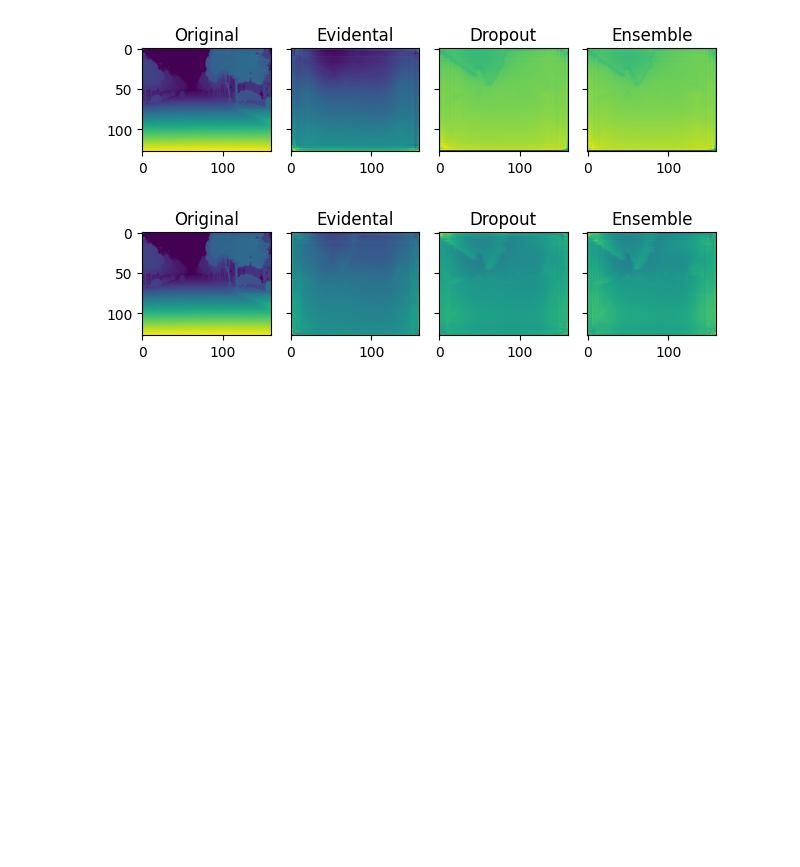
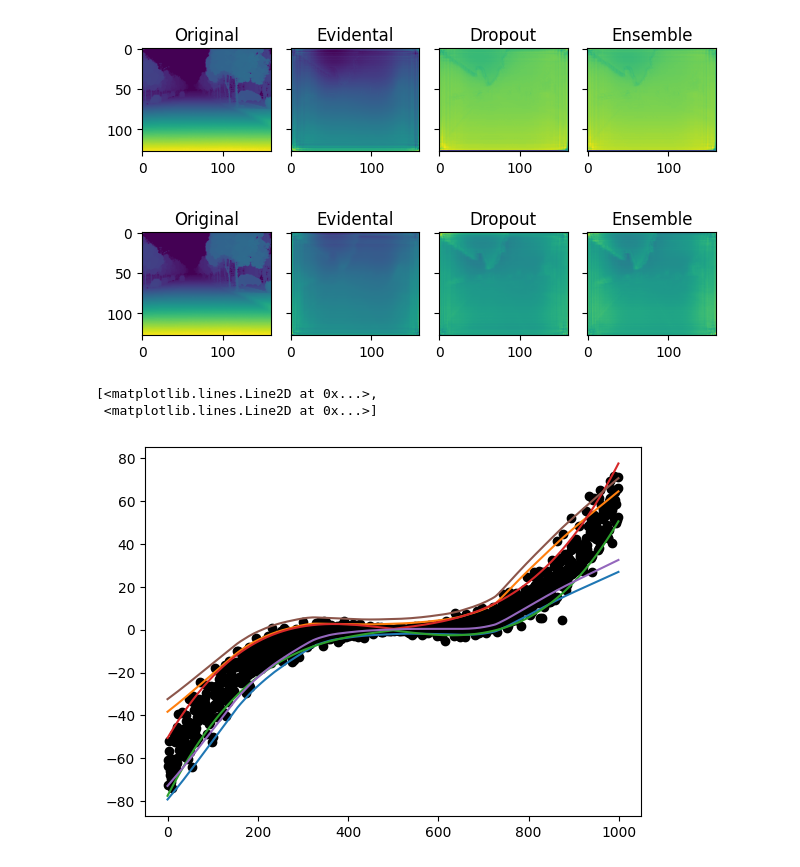
Before and after one commit to fbohu/evidential-quantile-regression, a Jupyter notebook: testing.ipynb, the cells around one changed output. Saved outputs shown, nothing was run; the diff lists cells and outputs as text; code cells hidden in the pictures; blank space fills up the shorter version.

```diff
--- a/testing.ipynb
+++ b/testing.ipynb
@@ -665,0 +672,12 @@ for i in range(2):
+# %%
+with open('results/synth/Gaussian_evidental1.pickle', 'rb') as handle:
+    res = pickle.load(handle)
+# %%
+plt.plot(res['test_mu'],'o', c='black')
+plt.plot(res['mu'])
+plt.plot(res['test'])
+plt.plot(res['mu'] + 2*np.sqrt(res['sigma']))
+# %% [output]
+[<matplotlib.lines.Line2D at 0x...>,
+ <matplotlib.lines.Line2D at 0x...>]
+[figure, added]
```
Also changed, not shown: parts of 3 cells of this notebook, 9 other files.
